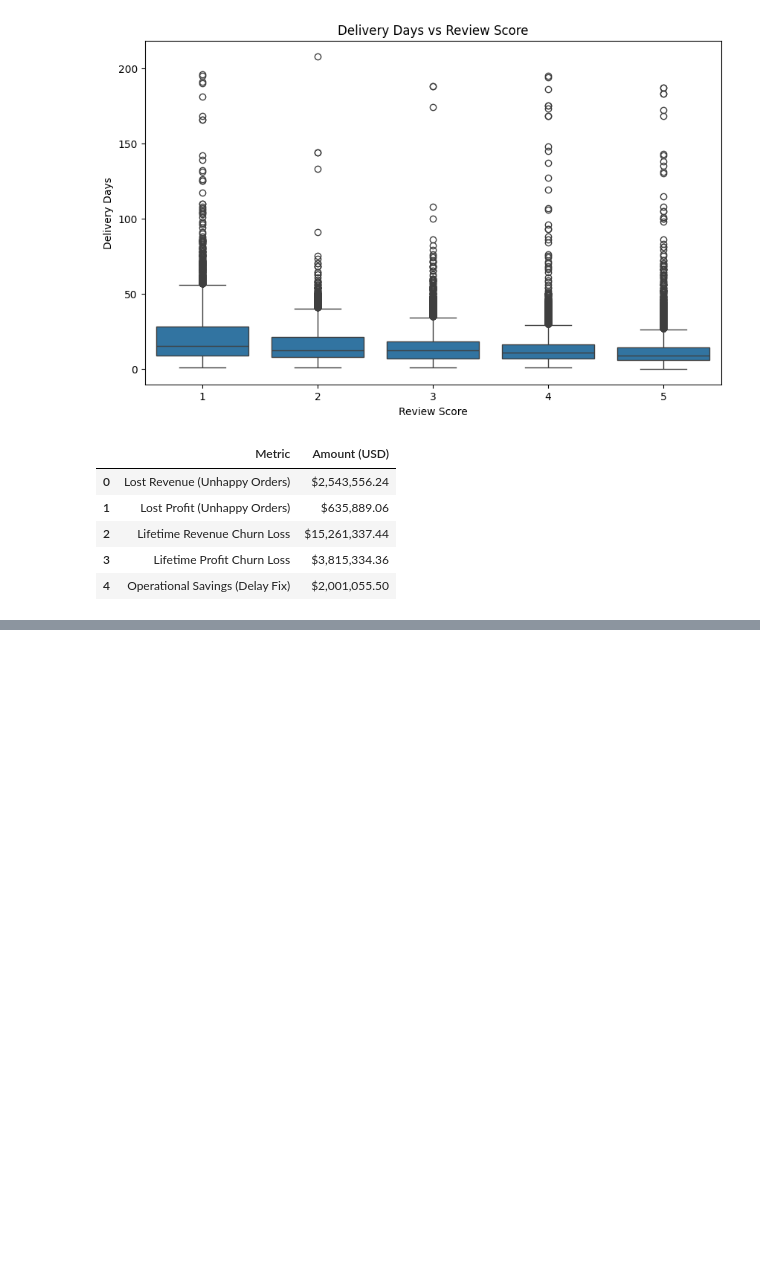
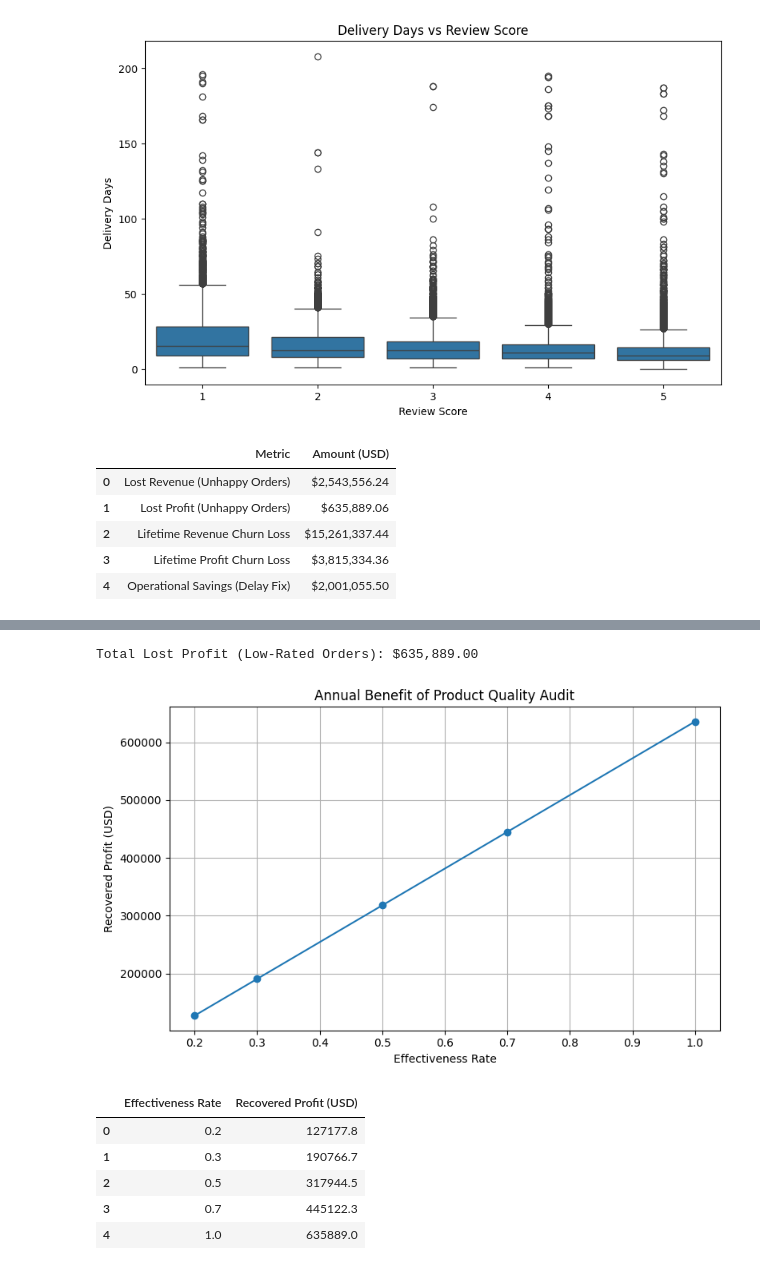
Before and after one commit to mrzza87/Brazilian-E-Commerce-Team-3, a Jupyter notebook: notebooks/product_seller_reviews.ipynb, the cells around one changed output, grey strips where cells are left out. Saved outputs shown, nothing was run; the diff lists cells and outputs as text; code cells hidden in the pictures; blank space fills up the shorter version.

```diff
--- a/notebooks/product_seller_reviews.ipynb
+++ b/notebooks/product_seller_reviews.ipynb
@@ -339,0 +384,45 @@ display(summary)
+# %%
+import pandas as pd
+import matplotlib.pyplot as plt
+
+# 💸 Base numbers
+total_lost_revenue = 2_543_556  # From low-rated orders
+profit_margin = 0.25  # Estimated average
+
+# 🧮 Total lost profit = 25% of lost revenue
+total_lost_profit = round(total_lost_revenue * profit_margin, 2)
+print(f"Total Lost Profit (Low-Rated Orders): ${total_lost_profit:,.2f}")
+
+# 💡 Define effectiveness rates for Product Quality Audit
+effectiveness_rates = [0.2, 0.3, 0.5, 0.7, 1.0]
+
+# 📈 Recovered profit based on improvement scenarios
+recovered_profit = [round(rate * total_lost_profit, 2) for rate in effectiveness_rates]
+
+# 📊 Create DataFrame
+df_profit_recovery = pd.DataFrame({
+    "Effectiveness Rate": effectiveness_rates,
+    "Recovered Profit (USD)": recovered_profit
+})
+
+# 📉 Plotting
+plt.figure(figsize=(8, 5))
+plt.plot(df_profit_recovery["Effectiveness Rate"], df_profit_recovery["Recovered Profit (USD)"], marker='o')
+plt.title("Annual Benefit of Product Quality Audit")
+plt.xlabel("Effectiveness Rate")
+plt.ylabel("Recovered Profit (USD)")
+plt.grid(True)
+plt.tight_layout()
+plt.show()
+
+# 📋 Show table
+df_profit_recovery
+# %% [output]
+Total Lost Profit (Low-Rated Orders): $635,889.00
+[figure, added]
+|  | Effectiveness Rate | Recovered Profit (USD) |
+| 0 | 0.2 | 127177.8 |
+| 1 | 0.3 | 190766.7 |
+| 2 | 0.5 | 317944.5 |
+| 3 | 0.7 | 445122.3 |
+| 4 | 1.0 | 635889.0 |
```
Also changed, not shown: parts of 4 cells of this notebook.
